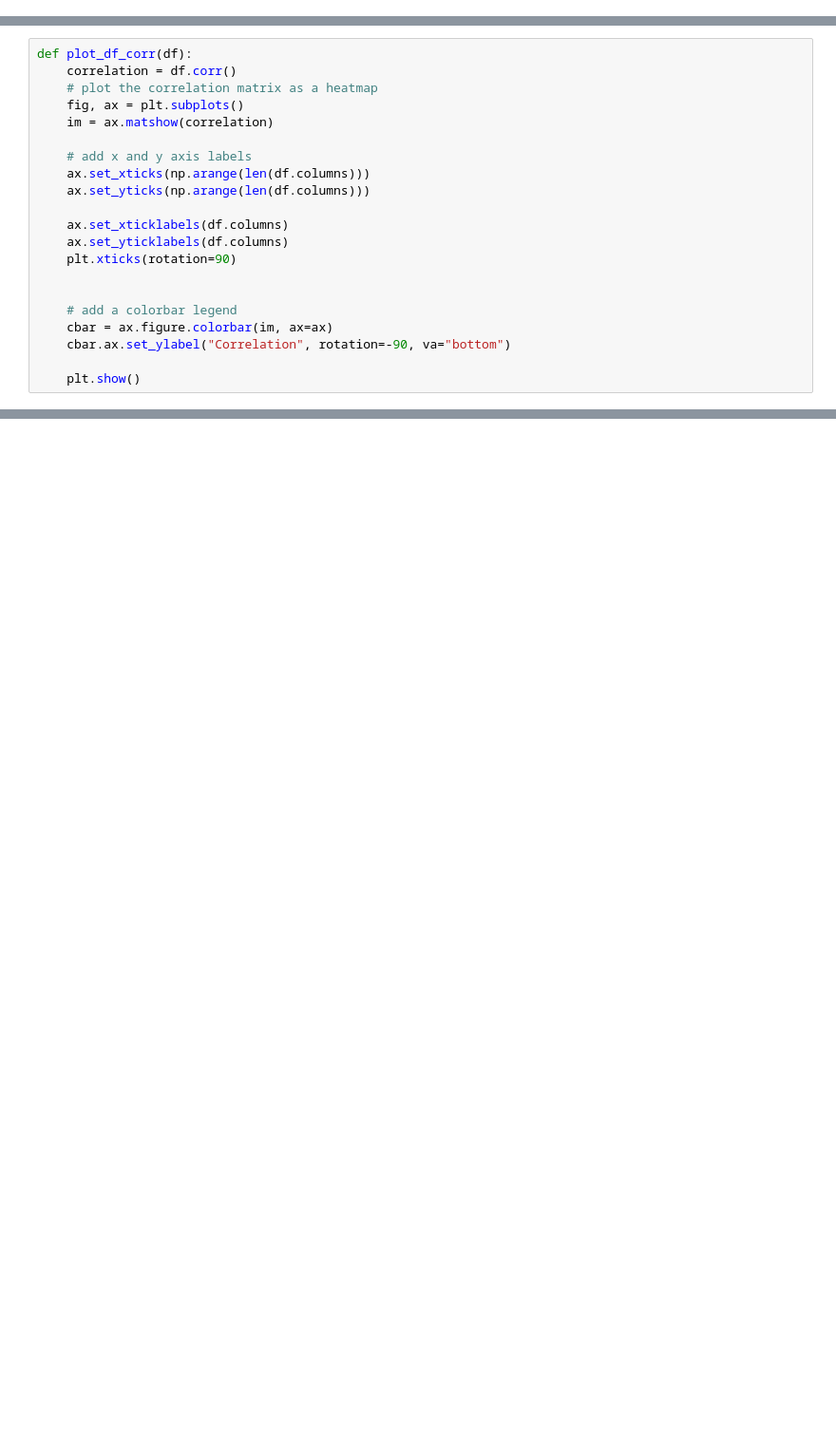
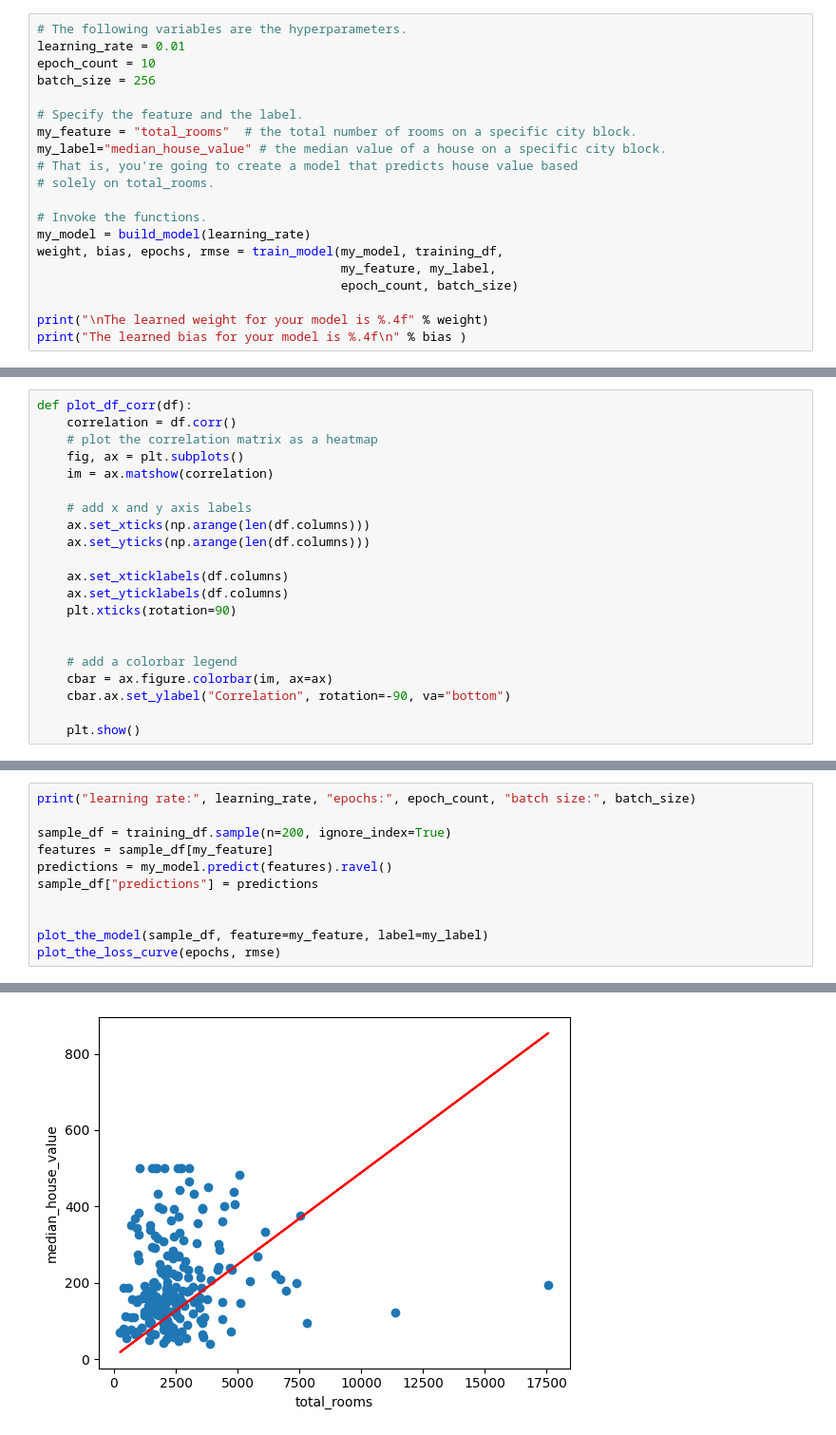
Before and after one commit to harcipulyka/ml, a Jupyter notebook: 2test.ipynb, the cells around one changed output, grey strips where cells are left out. Shown at 95% size. Drawn from its saved outputs; the diff is of its cells as text; blank space fills up the shorter version.

```diff
--- a/2test.ipynb
+++ b/2test.ipynb
@@ -30,0 +123,20 @@ corr
+# %%
+# The following variables are the hyperparameters.
+learning_rate = 0.01
+epoch_count = 10
+batch_size = 256
+
+# Specify the feature and the label.
+my_feature = "total_rooms"  # the total number of rooms on a specific city block.
+my_label="median_house_value" # the median value of a house on a specific city block.
+# That is, you're going to create a model that predicts house value based
+# solely on total_rooms.
+
+# Invoke the functions.
+my_model = build_model(learning_rate)
+weight, bias, epochs, rmse = train_model(my_model, training_df,
+                                         my_feature, my_label,
+                                         epoch_count, batch_size)
+
+print("\nThe learned weight for your model is %.4f" % weight)
+print("The learned bias for your model is %.4f\n" % bias )
@@ -51,0 +189,12 @@ def plot_df_corr(df):
+# %%
+print("learning rate:", learning_rate, "epochs:", epoch_count, "batch size:", batch_size)
+
+sample_df = training_df.sample(n=200, ignore_index=True)
+features = sample_df[my_feature]
+predictions = my_model.predict(features).ravel()
+sample_df["predictions"] = predictions
+
+
+plot_the_model(sample_df, feature=my_feature, label=my_label)
+plot_the_loss_curve(epochs, rmse)
+# %% [output]
@@ -51,0 +212 @@ def plot_df_corr(df):
+[figure, added]
```
Also changed, not shown: parts of 9 cells of this notebook.
